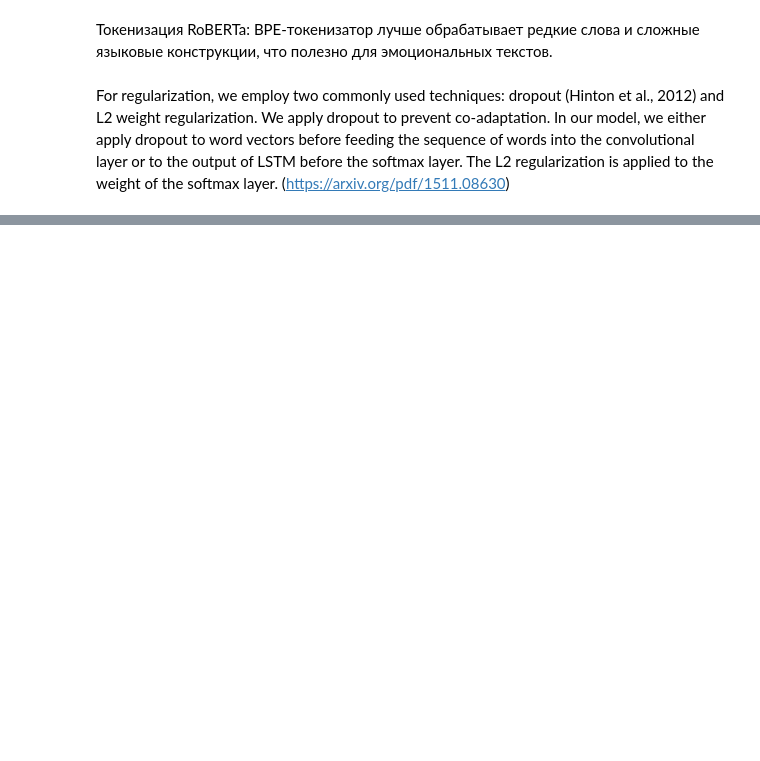
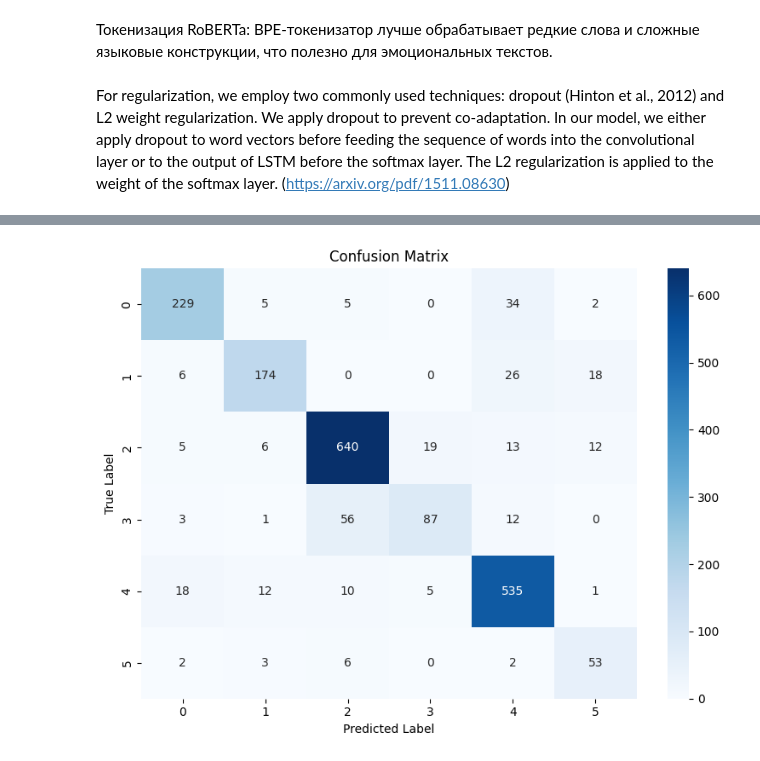
Before and after one commit to oopscompiled/nlp-project, a Jupyter notebook: notebooks/model_training.ipynb, the cells around one changed output, grey strips where cells are left out. Cells and saved outputs as stored; diff of their text form; code cells hidden in the pictures; blank space fills up the shorter version.

```diff
--- a/notebooks/model_training.ipynb
+++ b/notebooks/model_training.ipynb
@@ -112,6 +191,7 @@ augmented_words
 # %%
 train = pd.concat([train, augmented_words], ignore_index=True)
 # %%
+train['token_count'] = [len(sentence.split()) for sentence in train['text']]
 train = train[train['token_count'] > 1]
 # %%
 train['label'].value_counts(normalize=True).round(4)
@@ -126,7 +215,7 @@ validation['label'] = label_encoder.transform(validation['label'])
 test['label'] = label_encoder.transform(test['label'])
 # %%
 class EmotionDataset(Dataset):
-    def __init__(self, texts, labels=None, tokenizer=None, max_len=64):
+    def __init__(self, texts, labels=None, tokenizer=None, max_len=MAX_LEN):
         self.texts = texts
         self.labels = labels
         self.tokenizer = tokenizer
@@ -208,7 +303,7 @@ gru_scheduler = ReduceLROnPlateau(gru_optimizer, patience=5, factor=0.5, verbose
 # gru_scheduler = CosineAnnealingWarmRestarts(gru_optimizer, T_0=5, T_mult=2)
 # %%
 lstm_model = MyLSTM(embedding_dim=128, hidden_dim=128, output_dim=6, num_layers=2, dropout=0.5, bidirectional=True,fc_dropout=0.3, input_dropout=0.2).to(DEVICE)
-lstm_optimizer = optim.Adam(lstm_model.parameters(), lr=2e-4, weight_decay=0.0001) # lr=2e-5 may be optimal for bert
+lstm_optimizer = AdamW(lstm_model.parameters(), lr=2e-4, weight_decay=0.01) # lr=2e-5 may be optimal for bert
 lstm_scheduler = ReduceLROnPlateau(lstm_optimizer, patience=3, factor=0.5)
 # %%
 hybrid_model = HybridNN().to(DEVICE)
@@ -237,8 +334,11 @@ bert.config.dropout = 0.3
 # %%
-EPOCHS = 10
-MODEL = hybrid_model
-OPTIMIZER = hybrid_optimizer
-SCHEDULER = hybrid_scheduler
+use_wandb = False
+wandb_active = wandb_init(use_wandb)
+
+EPOCHS = 35
+MODEL = lstm_model
+OPTIMIZER = lstm_optimizer
+SCHEDULER = lstm_scheduler
 
 lr_history = []
 early_stopper = EarlyStopper(patience=3, models=[bert, MODEL], min_delta=0.001, save_weights=False)
@@ -303,6 +403,15 @@ for epoch in range(EPOCHS):
     current_lr = OPTIMIZER.param_groups[0]['lr']
     lr_history.append(current_lr)
 
+    if wandb_active:
+        wandb.log({
+            "epoch": epoch + 1,
+            "train_loss": avg_train_loss,
+            "val_loss": avg_val_loss,
+            "val_accuracy": val_acc,
+            "learning_rate": current_lr,
+        })
+
     if early_stopper.early_stop(avg_val_loss):
         print(f"Early stopping at epoch {epoch + 1}")
         break
@@ -310,8 +419,6 @@ for epoch in range(EPOCHS):
     print(f"Epoch {epoch + 1}/{EPOCHS} — Train Loss: {avg_train_loss:.4f} | "
           f"Val Loss: {avg_val_loss:.4f} | Val Acc: {val_acc:.4f}")
 
-
-
 class_report = classification_report(val_labels, val_preds, target_names=[str(i) for i in range(6)])
 print(f"Classification Report:\n{class_report}")
 
@@ -382,0 +528,13 @@ plt.show()
+# %%
+conf_matrix = confusion_matrix(test_labels, test_preds)
+
+plt.figure(figsize=(8, 6))
+sns.heatmap(conf_matrix, annot=True, fmt="d", cmap="Blues", xticklabels=[str(i) for i in range(6)], yticklabels=[str(i) for i in range(6)])
+plt.xlabel("Predicted Label")
+plt.ylabel("True Label")
+plt.title("Confusion Matrix")
+plt.tight_layout()
+
+plt.show()
+# %% [output]
+[figure, added]
```
Also changed, not shown: parts of 27 cells of this notebook, 8 other files.
